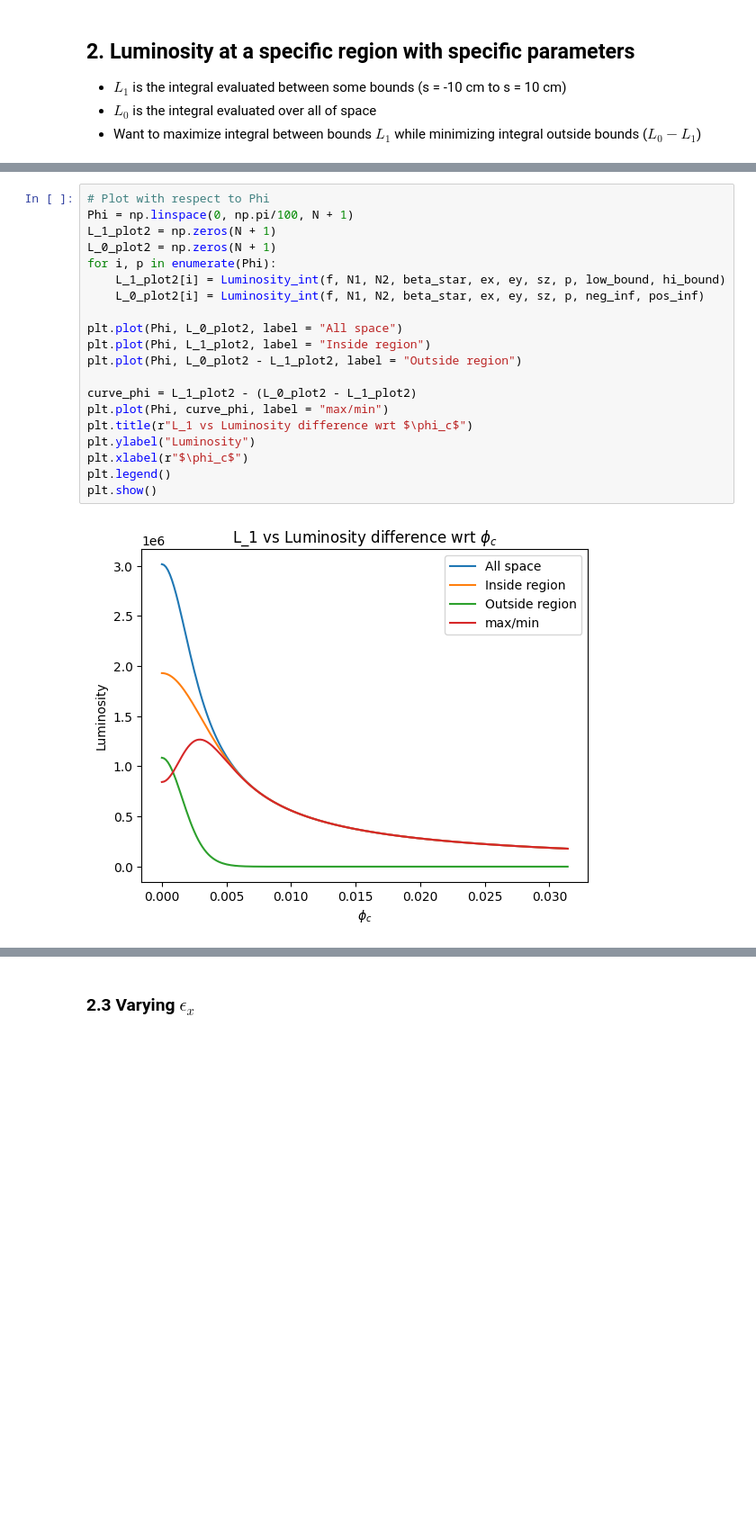
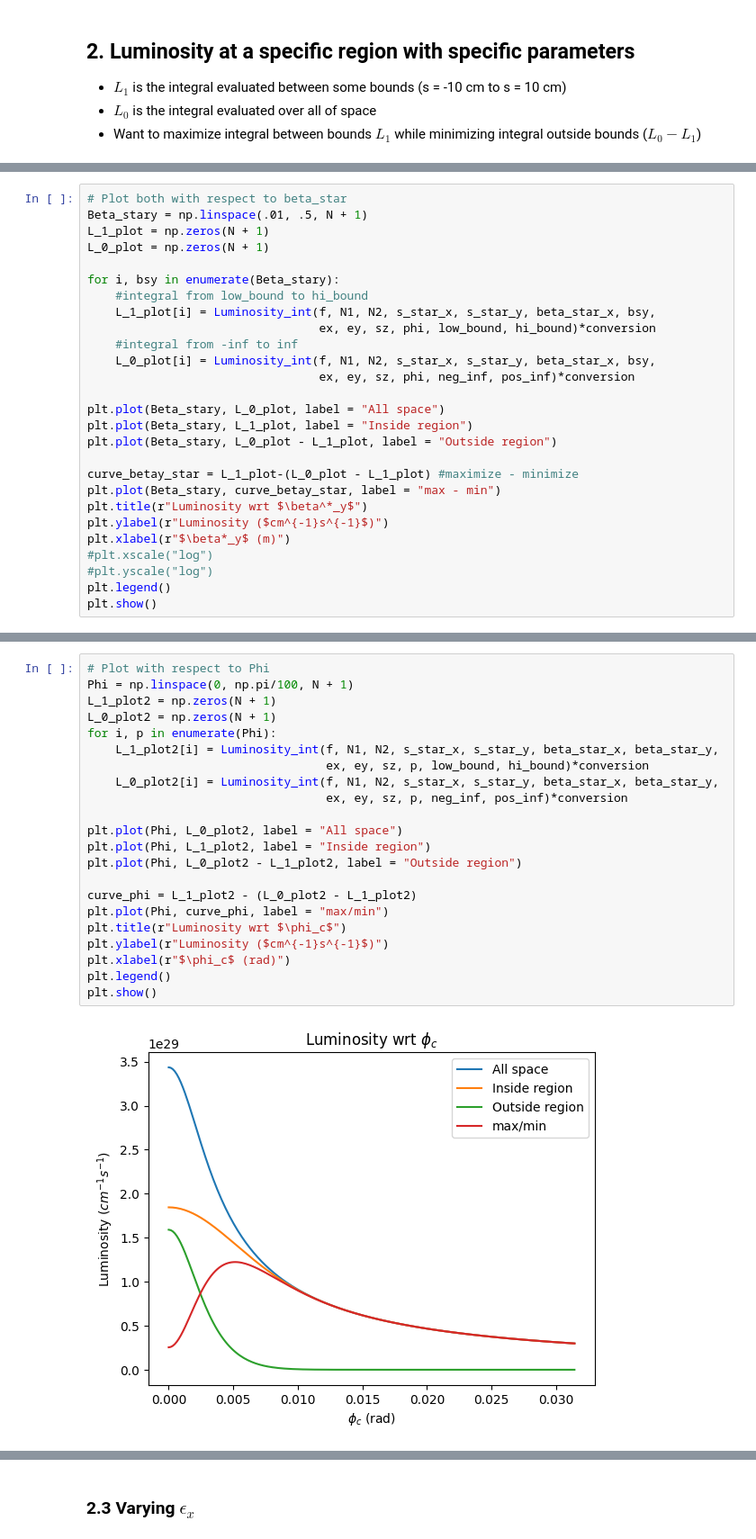
Before and after one commit to Wooperachi7/Luminosity, a Jupyter notebook: Crossing_Angle_and_Hourglass_effect.ipynb, the cells around one changed output, grey strips where cells are left out. Shown at 90% size. Drawn from its saved outputs; the diff is of its cells as text; blank space fills up the shorter version.

```diff
--- a/Crossing_Angle_and_Hourglass_effect.ipynb
+++ b/Crossing_Angle_and_Hourglass_effect.ipynb
@@ -281,0 +251,27 @@ Beta star for max Luminosity: 0.01
+# %%
+# Plot both with respect to beta_star
+Beta_stary = np.linspace(.01, .5, N + 1)
+L_1_plot = np.zeros(N + 1)
+L_0_plot = np.zeros(N + 1)
+
+for i, bsy in enumerate(Beta_stary):
+    #integral from low_bound to hi_bound
+    L_1_plot[i] = Luminosity_int(f, N1, N2, s_star_x, s_star_y, beta_star_x, bsy,
+                                 ex, ey, sz, phi, low_bound, hi_bound)*conversion
+    #integral from -inf to inf
+    L_0_plot[i] = Luminosity_int(f, N1, N2, s_star_x, s_star_y, beta_star_x, bsy,
+                                 ex, ey, sz, phi, neg_inf, pos_inf)*conversion
+
+plt.plot(Beta_stary, L_0_plot, label = "All space")
+plt.plot(Beta_stary, L_1_plot, label = "Inside region")
+plt.plot(Beta_stary, L_0_plot - L_1_plot, label = "Outside region")
+
+curve_betay_star = L_1_plot-(L_0_plot - L_1_plot) #maximize - minimize
+plt.plot(Beta_stary, curve_betay_star, label = "max - min")
+plt.title(r"Luminosity wrt $\beta^*_y$")
+plt.ylabel(r"Luminosity ($cm^{-1}s^{-1}$)")
+plt.xlabel(r"$\beta*_y$ (m)")
+#plt.xscale("log")
+#plt.yscale("log")
+plt.legend()
+plt.show()
@@ -282,25 +287,27 @@ Beta star for max Luminosity: 0.01
 # %%
 # Plot with respect to Phi
 Phi = np.linspace(0, np.pi/100, N + 1)
 L_1_plot2 = np.zeros(N + 1)
 L_0_plot2 = np.zeros(N + 1)
 for i, p in enumerate(Phi):
-    L_1_plot2[i] = Luminosity_int(f, N1, N2, beta_star, ex, ey, sz, p, low_bound, hi_bound)
-    L_0_plot2[i] = Luminosity_int(f, N1, N2, beta_star, ex, ey, sz, p, neg_inf, pos_inf)
+    L_1_plot2[i] = Luminosity_int(f, N1, N2, s_star_x, s_star_y, beta_star_x, beta_star_y,
+                                  ex, ey, sz, p, low_bound, hi_bound)*conversion
+    L_0_plot2[i] = Luminosity_int(f, N1, N2, s_star_x, s_star_y, beta_star_x, beta_star_y,
+                                  ex, ey, sz, p, neg_inf, pos_inf)*conversion
 
 plt.plot(Phi, L_0_plot2, label = "All space")
 plt.plot(Phi, L_1_plot2, label = "Inside region")
 plt.plot(Phi, L_0_plot2 - L_1_plot2, label = "Outside region")
 
 curve_phi = L_1_plot2 - (L_0_plot2 - L_1_plot2)
 plt.plot(Phi, curve_phi, label = "max/min")
-plt.title(r"L_1 vs Luminosity difference wrt $\phi_c$")
-plt.ylabel("Luminosity")
-plt.xlabel(r"$\phi_c$")
+plt.title(r"Luminosity wrt $\phi_c$")
+plt.ylabel(r"Luminosity ($cm^{-1}s^{-1}$)")
+plt.xlabel(r"$\phi_c$ (rad)")
 plt.legend()
 plt.show()
 # %% [output]
-[figure, old version]
+[figure, new version]
 # %%
 phi_max = Phi[np.argmax(curve_phi)]
 print("Phi for max Luminosity:", phi_max)
```
Also changed, not shown: parts of 29 cells of this notebook.
